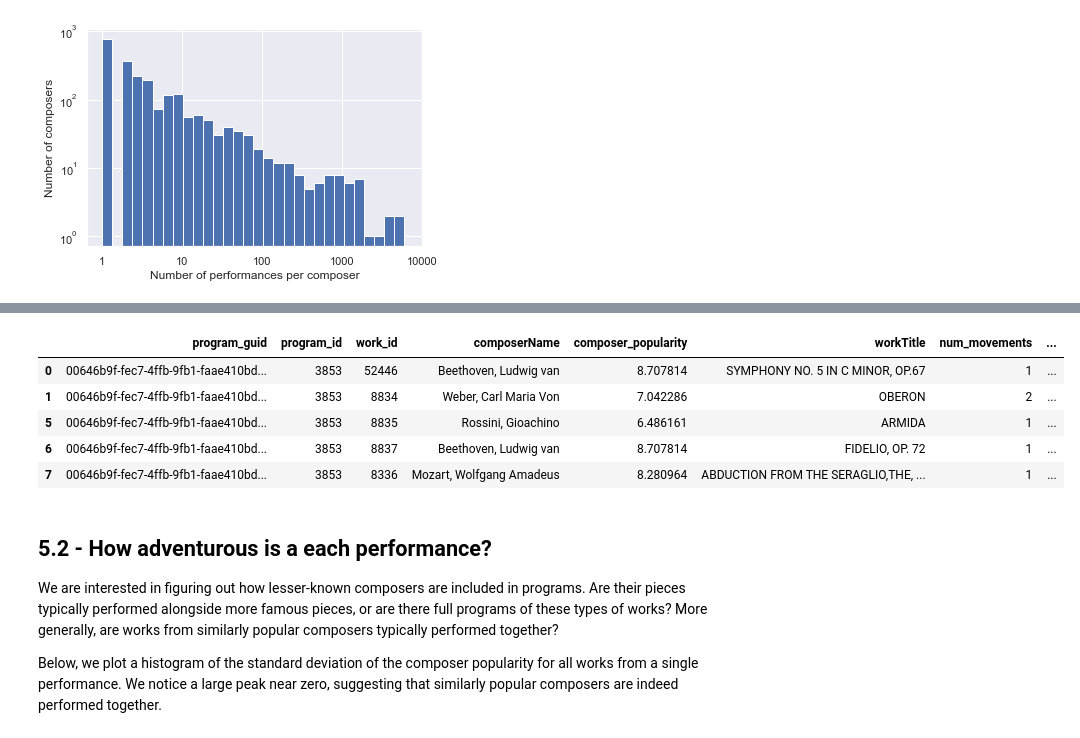
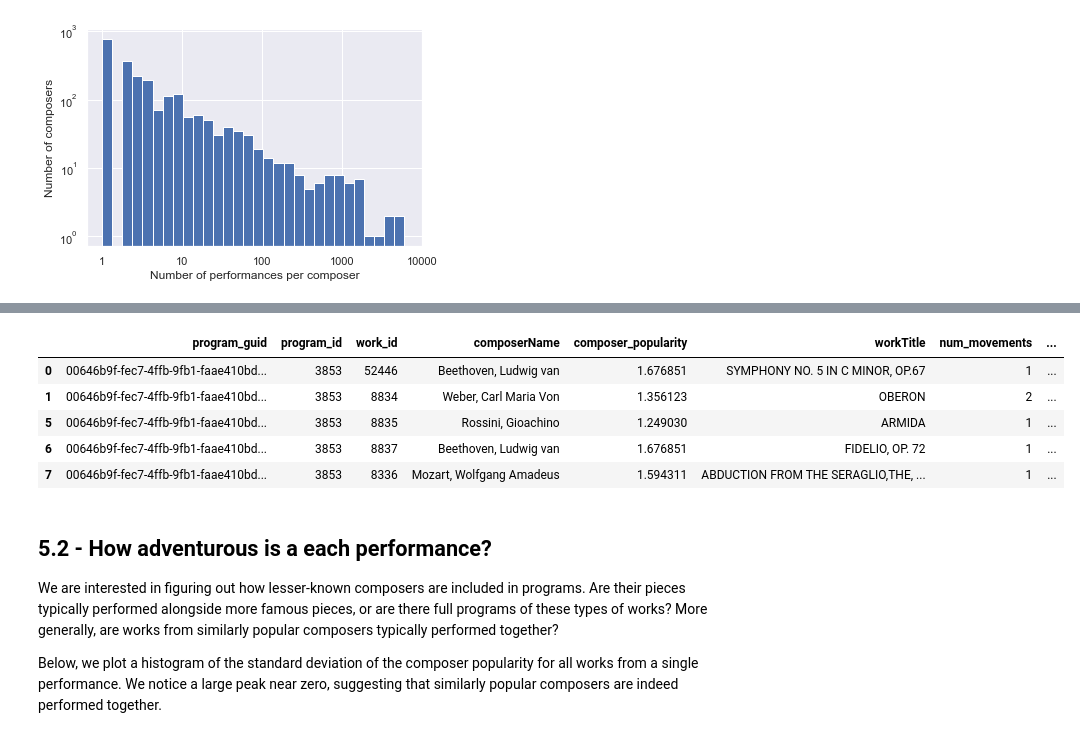
Before and after one commit to physinet/NY-Phil-EDA, a Jupyter notebook: EDA.ipynb, the cells around one changed output, grey strips where cells are left out. Saved outputs shown, nothing was run; the diff lists cells and outputs as text; code cells hidden in the pictures.

```diff
--- a/EDA.ipynb
+++ b/EDA.ipynb
@@ -329,3 +331,5 @@ Name: DateTime, dtype: datetime64[ns]
+# %%
+df = df[df['DateTime'].dt.year < 2020]
 # %% [markdown]
 ## 4.5 - Movements
 Some works are separated into multiple rows by movement, but not all multi-movement works are separated in this way. For example, Tchaikovsky's _Symphony No. 4_ (relevant row shown below) is a four-movement work, but is reported as a single row.
@@ -452,0 +457,5 @@ Let's assign a numerical value to each composer that gives some measure of their
+# %%
+# Find first performances - Sort by date, drop duplicates (which keeps first occurence)
+first_performances = df.sort_values(by='DateTime').drop_duplicates(subset=['composerName'])
+years = 2022 - first_performances['DateTime'].dt.year
+years = pd.Series(years.values, index=first_performances['composerName'])
@@ -453,13 +467,16 @@ Let's assign a numerical value to each composer that gives some measure of their
 # %%
-df.insert(4, 'composer_popularity', np.log(composer_counts[df['composerName']]).values)
+# df.drop(columns='composer_popularity', inplace=True)
+df.insert(4, 'composer_popularity', \
+          np.log(composer_counts[df['composerName']]).values / \
+          np.log(years[df['composerName']]).values)
 df.head()
 # %% [output]
 |  | program_guid | program_id | work_id | composerName | composer_popularity | workTitle | num_movements | ... |
-| 0 | 00646b9f-fec7-4ffb-9fb1-faae410bd... | 3853 | 52446 | Beethoven, Ludwig van | 8.707814 | SYMPHONY NO. 5 IN C MINOR, OP.67 | 1 | ... |
-| 1 | 00646b9f-fec7-4ffb-9fb1-faae410bd... | 3853 | 8834 | Weber, Carl Maria Von | 7.042286 | OBERON | 2 | ... |
-| 5 | 00646b9f-fec7-4ffb-9fb1-faae410bd... | 3853 | 8835 | Rossini, Gioachino | 6.486161 | ARMIDA | 1 | ... |
-| 6 | 00646b9f-fec7-4ffb-9fb1-faae410bd... | 3853 | 8837 | Beethoven, Ludwig van | 8.707814 | FIDELIO, OP. 72 | 1 | ... |
-| 7 | 00646b9f-fec7-4ffb-9fb1-faae410bd... | 3853 | 8336 | Mozart, Wolfgang Amadeus | 8.280964 | ABDUCTION FROM THE SERAGLIO,THE, ... | 1 | ... |
+| 0 | 00646b9f-fec7-4ffb-9fb1-faae410bd... | 3853 | 52446 | Beethoven, Ludwig van | 1.676851 | SYMPHONY NO. 5 IN C MINOR, OP.67 | 1 | ... |
+| 1 | 00646b9f-fec7-4ffb-9fb1-faae410bd... | 3853 | 8834 | Weber, Carl Maria Von | 1.356123 | OBERON | 2 | ... |
+| 5 | 00646b9f-fec7-4ffb-9fb1-faae410bd... | 3853 | 8835 | Rossini, Gioachino | 1.249030 | ARMIDA | 1 | ... |
+| 6 | 00646b9f-fec7-4ffb-9fb1-faae410bd... | 3853 | 8837 | Beethoven, Ludwig van | 1.676851 | FIDELIO, OP. 72 | 1 | ... |
+| 7 | 00646b9f-fec7-4ffb-9fb1-faae410bd... | 3853 | 8336 | Mozart, Wolfgang Amadeus | 1.594311 | ABDUCTION FROM THE SERAGLIO,THE, ... | 1 | ... |
 # %% [markdown]
 ## 5.2 - How adventurous is a each performance?
 We are interested in figuring out how lesser-known composers are included in programs. Are their pieces typically performed alongside more famous pieces, or are there full programs of these types of works? More generally, are works from similarly popular composers typically performed together?
```
Also changed, not shown: parts of 24 cells of this notebook.
